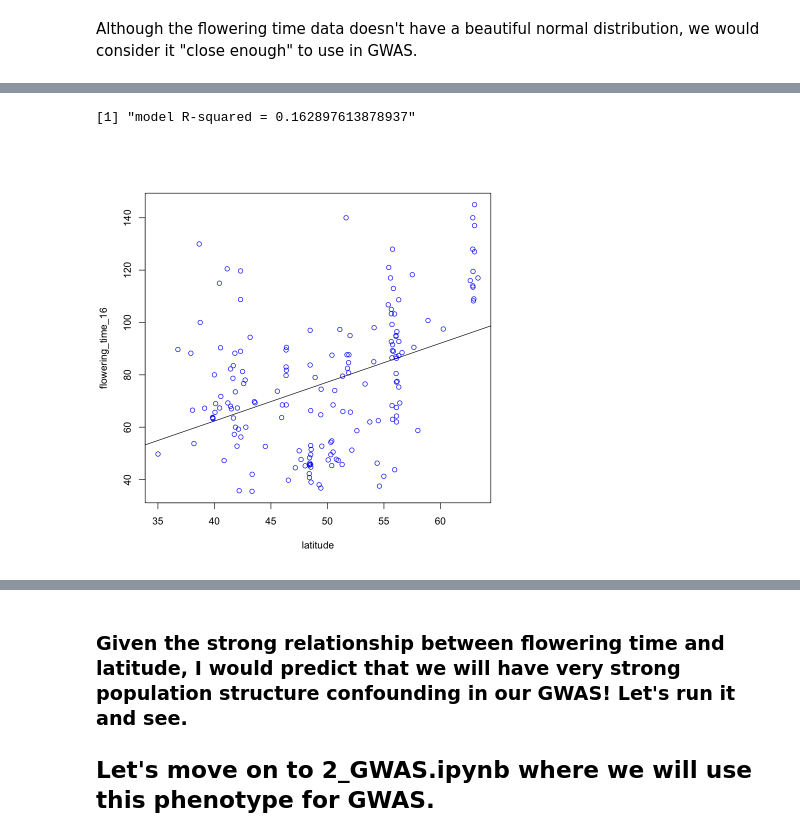
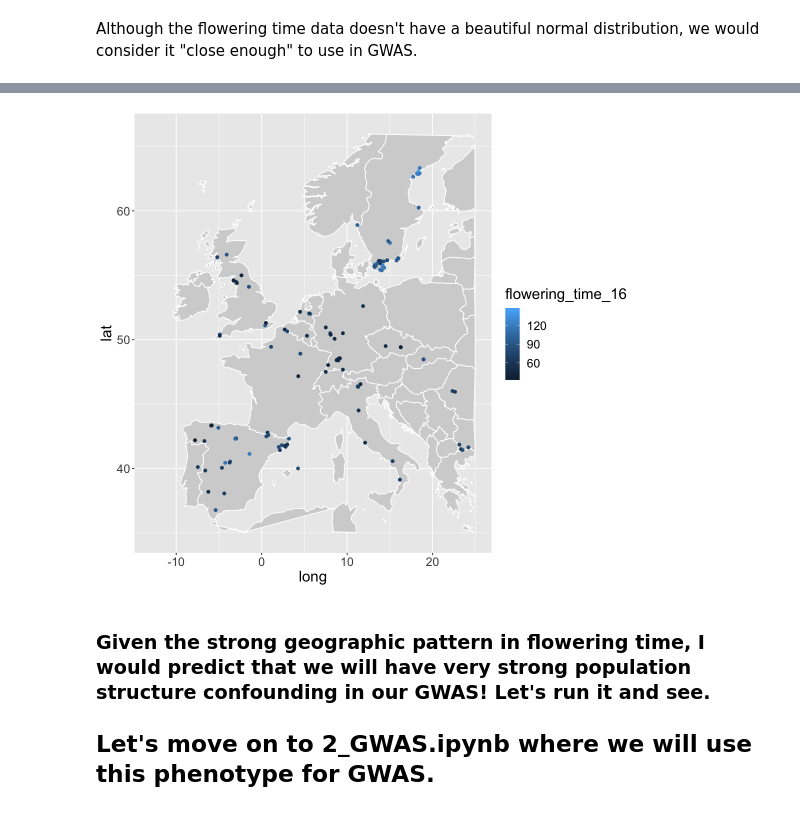
Before and after one commit to filiaultd/GWAS_workshop_CK, a Jupyter notebook: 1_phenotype_exploration.ipynb, the cells around one changed output, grey strips where cells are left out. Saved outputs shown, nothing was run; the diff lists cells and outputs as text; code cells hidden in the pictures.

```diff
--- a/1_phenotype_exploration.ipynb
+++ b/1_phenotype_exploration.ipynb
@@ -90,11 +71,13 @@ print(paste("model R-squared = ", rsq, sep=""))
-# %%
-# phenotype relationship with latitude
-plot(pheno$latitude, pheno[,colnames(pheno)==pheno.name], xlab="latitude", ylab=pheno.name, col="blue")
-abline(lm(pheno[,colnames(pheno)==pheno.name]~pheno$latitude))
-
-# get R-squared of this relationship
-rsq <- summary(lm(pheno[,colnames(pheno)==pheno.name]~pheno$latitude))$r.squared
-print(paste("model R-squared = ", rsq, sep=""))
-# %% [output]
-[1] "model R-squared = 0.162897613878937"
-[figure, removed]
+# %%
+world_map <- map_data("world")
+europe_map <- ggplot(world_map, aes(x = long, y = lat, group = group)) +
+  geom_polygon(fill="lightgray", colour = "white") +
+  xlim(-13,25) +
+  ylim(35, 66) +
+  geom_point(data=pheno, aes(x = longitude, y=latitude, colour=get(pheno.name)),inherit.aes = FALSE) +
+  labs(colour=pheno.name) +
+  theme(text = element_text(size = 18))
+
+options(repr.plot.width=9, repr.plot.height=8)
+europe_map
+# %% [output]
@@ -101,3 +86,4 @@ print(paste("model R-squared = ", rsq, sep=""))
+[figure, added]
 # %% [markdown]
- ### Given the strong relationship between flowering time and latitude, I would predict that we will have very strong population structure confounding in our GWAS!  Let's run it and see.
+ ### Given the strong geographic pattern in flowering time, I would predict that we will have very strong population structure confounding in our GWAS!  Let's run it and see.
  ## Let's move on to 2_GWAS.ipynb where we will use this phenotype for GWAS.
```
Also changed, not shown: parts of 8 cells of this notebook, 1 other file.
